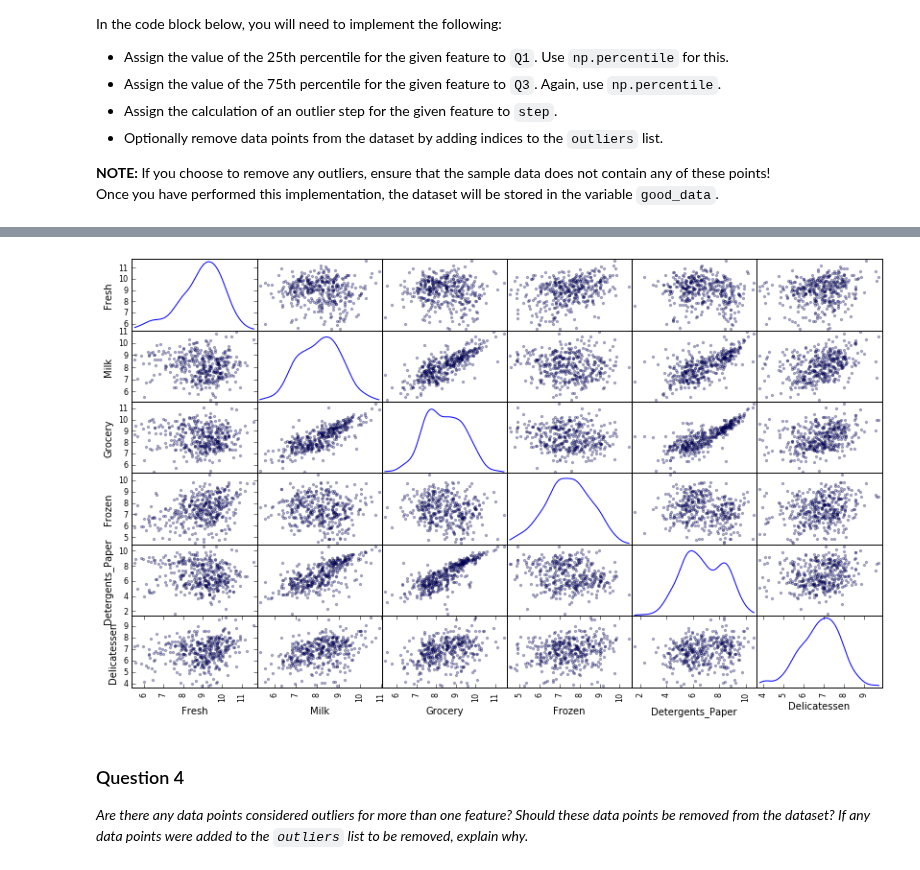
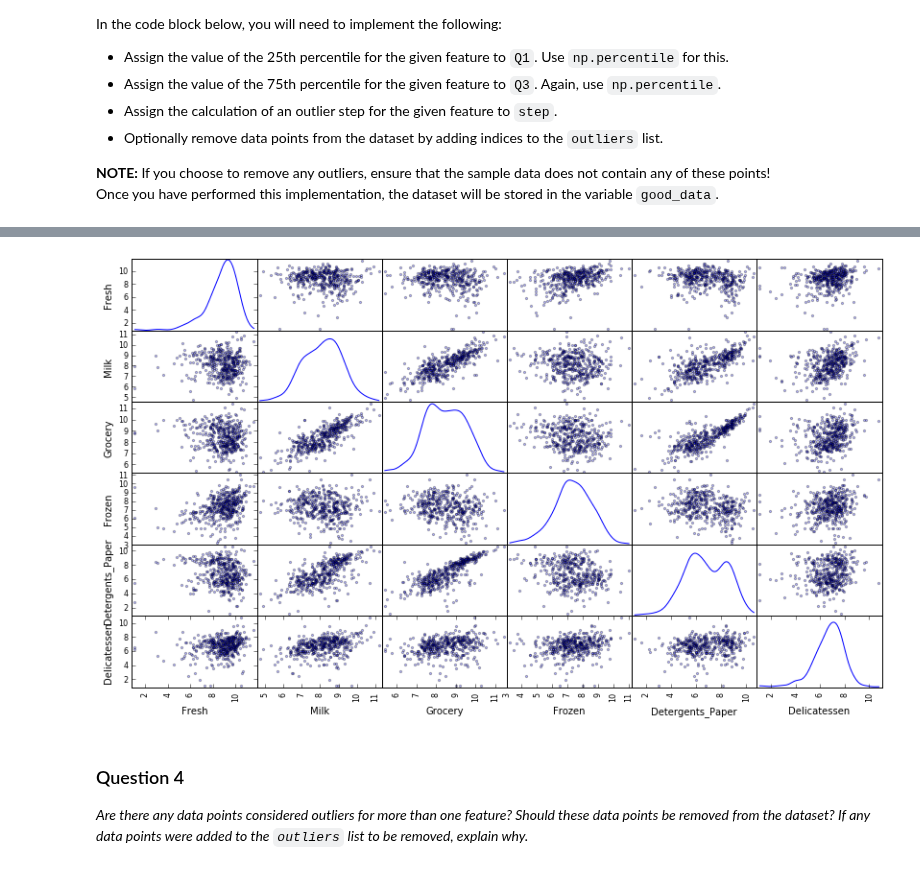
Before and after one commit to bb-blud/Udacity_Machine, a Jupyter notebook: P3/customer_segments.ipynb, the cells around one changed output, grey strips where cells are left out. Cells and saved outputs as stored; diff of their text form; code cells hidden in the pictures.

```diff
--- a/P3/customer_segments.ipynb
+++ b/P3/customer_segments.ipynb
@@ -321,8 +319,16 @@ Outlying Indices:
 # %%
+
+# Finall max_outlies setting
+max_outlies = 2
+outliers = [i for i in repeats if repeats[i] >= max_outlies]
+
+# Removing outliers from log_data
+good_data = log_data.drop(log_data.index[outliers]).reset_index(drop = True)
+
 # Produce a scatter matrix for each pair of newly-transformed features
 pd.scatter_matrix(good_data, alpha = 0.3, figsize = (14,8), diagonal = 'kde');
 # %% [output]
-[figure, old version]
+[figure, new version]
 # %% [markdown]
 ### Question 4
 *Are there any data points considered outliers for more than one feature? Should these data points be removed from the dataset? If any data points were added to the `outliers` list to be removed, explain why.*
```
Also changed, not shown: parts of 1 cell of this notebook, 1 other file.
